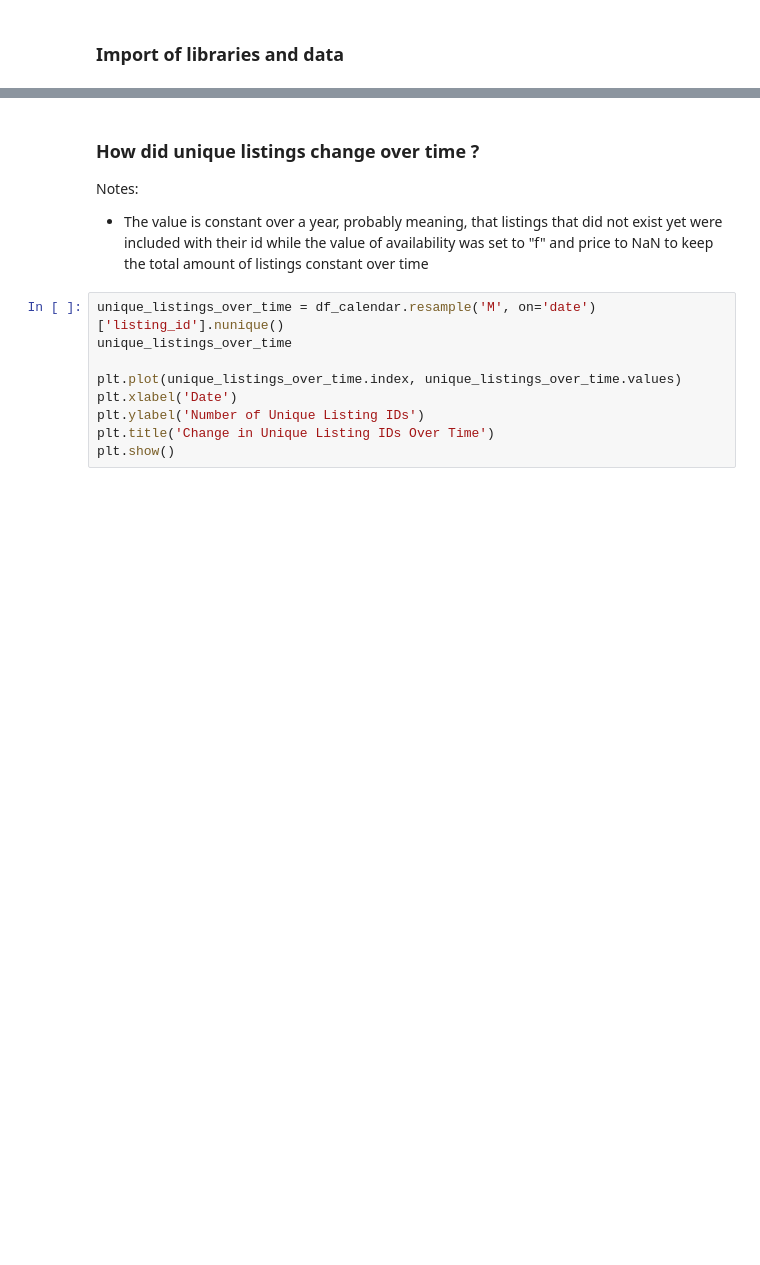
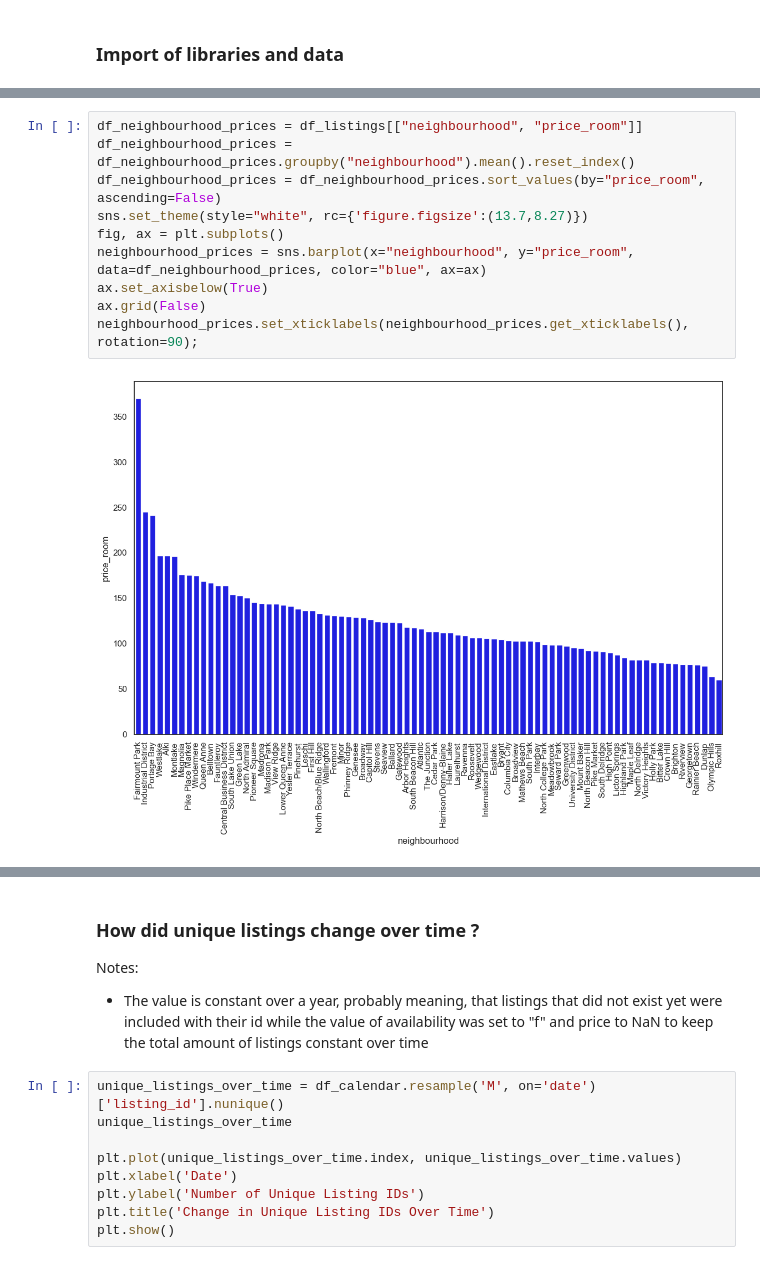
Before and after one commit to Sav019/airbnb-data-science-project, a Jupyter notebook: airbnb-project.ipynb, the cells around one changed output, grey strips where cells are left out. Saved outputs shown, nothing was run; the diff lists cells and outputs as text; blank space fills up the shorter version.

```diff
--- a/airbnb-project.ipynb
+++ b/airbnb-project.ipynb
@@ -93,0 +127,12 @@ sns.heatmap(df_listings_corr_matrix, annot=True, cmap='coolwarm', fmt='.2f')
+# %%
+df_neighbourhood_prices = df_listings[["neighbourhood", "price_room"]]
+df_neighbourhood_prices = df_neighbourhood_prices.groupby("neighbourhood").mean().reset_index()
+df_neighbourhood_prices = df_neighbourhood_prices.sort_values(by="price_room", ascending=False)
+sns.set_theme(style="white", rc={'figure.figsize':(13.7,8.27)})
+fig, ax = plt.subplots()
+neighbourhood_prices = sns.barplot(x="neighbourhood", y="price_room", data=df_neighbourhood_prices, color="blue", ax=ax)
+ax.set_axisbelow(True)
+ax.grid(False)
+neighbourhood_prices.set_xticklabels(neighbourhood_prices.get_xticklabels(), rotation=90);
+# %% [output]
+[figure, added]
```
Also changed, not shown: parts of 17 cells of this notebook.
